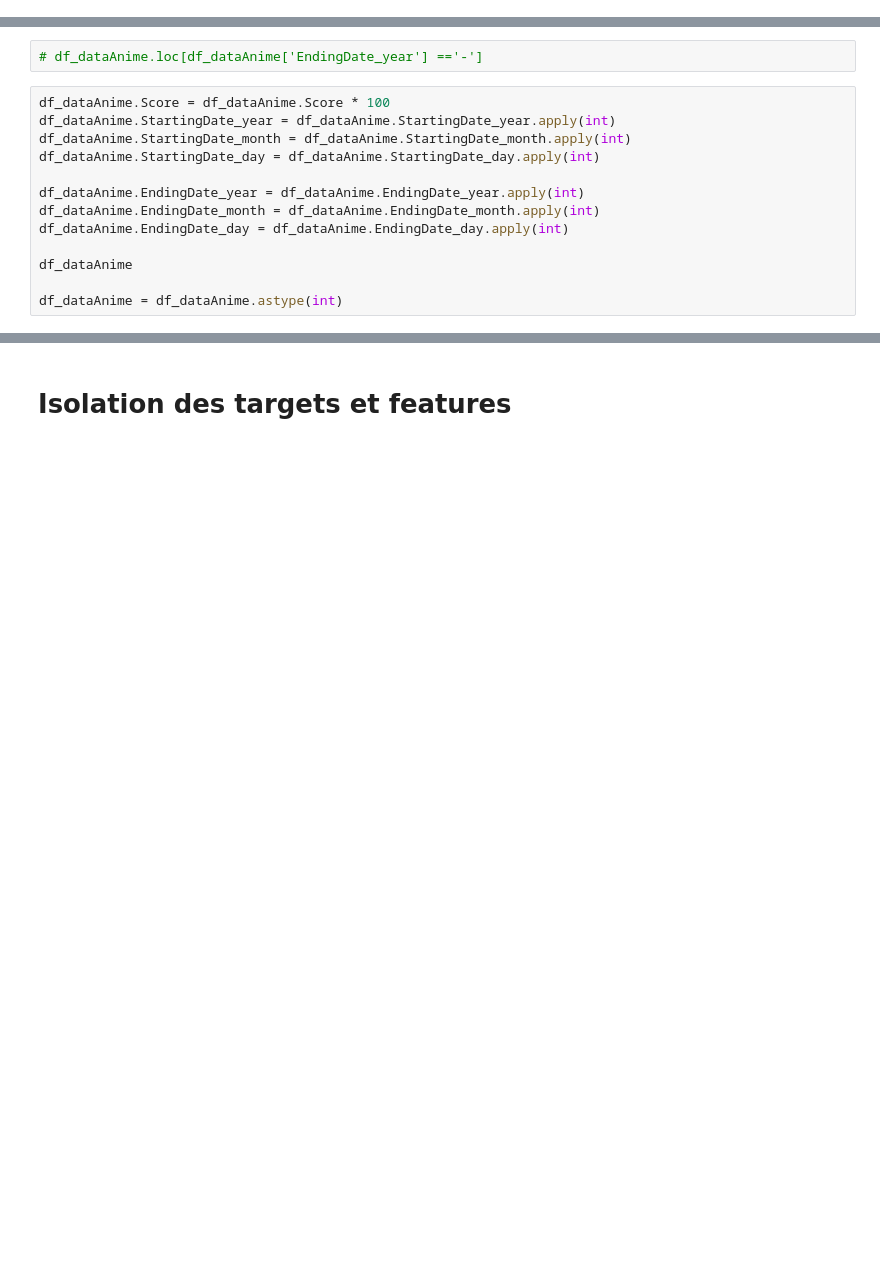
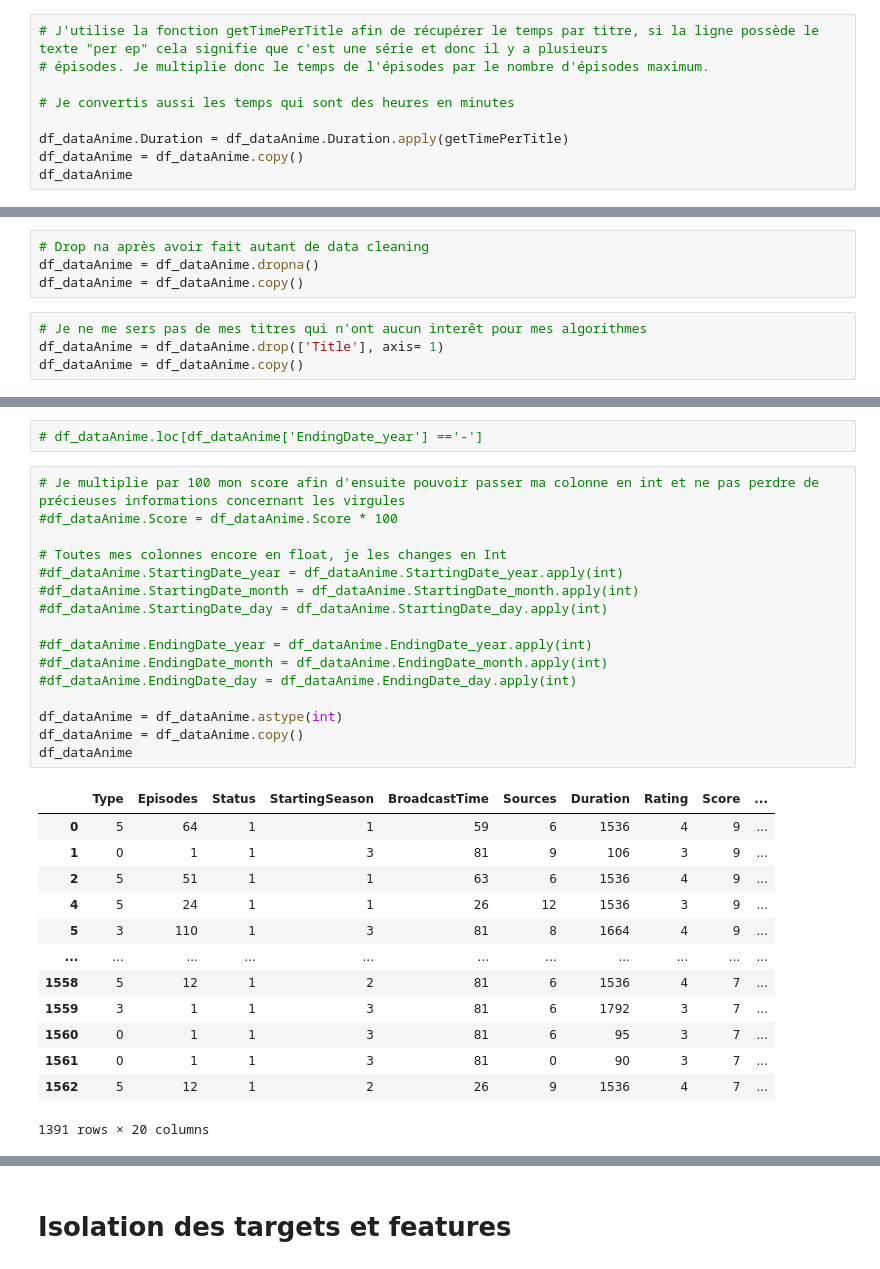
Before and after one commit to AymericShini/ML-Master, a Jupyter notebook: Projet/Anime.ipynb, the cells around one changed output, grey strips where cells are left out. Cells and saved outputs as stored; diff of their text form; blank space fills up the shorter version.

```diff
--- a/Projet/Anime.ipynb
+++ b/Projet/Anime.ipynb
@@ -454,0 +497,9 @@ df_dataAnime = df_dataAnime.drop(['Title'], axis= 1)
+# %%
+# J'utilise la fonction getTimePerTitle afin de récupérer le temps par titre, si la ligne possède le texte "per ep" cela signifie que c'est une série et donc il y a plusieurs
+# épisodes. Je multiplie donc le temps de l'épisodes par le nombre d'épisodes maximum.
+
+# Je convertis aussi les temps qui sont des heures en minutes
+
+df_dataAnime.Duration = df_dataAnime.Duration.apply(getTimePerTitle)
+df_dataAnime = df_dataAnime.copy()
+df_dataAnime
@@ -455 +520,9 @@ df_dataAnime = df_dataAnime.drop(['Title'], axis= 1)
+# %%
+# Drop na après avoir fait autant de data cleaning
+df_dataAnime = df_dataAnime.dropna()
+df_dataAnime = df_dataAnime.copy()
+# %%
+# Je ne me sers pas de mes titres qui n'ont aucun interêt pour mes algorithmes
+df_dataAnime = df_dataAnime.drop(['Title'], axis= 1)
+df_dataAnime = df_dataAnime.copy()
 # %%
@@ -473,15 +547,32 @@ df_dataAnime
 # %%
 # df_dataAnime.loc[df_dataAnime['EndingDate_year'] =='-']
 # %%
-df_dataAnime.Score = df_dataAnime.Score * 100
-df_dataAnime.StartingDate_year = df_dataAnime.StartingDate_year.apply(int)
-df_dataAnime.StartingDate_month = df_dataAnime.StartingDate_month.apply(int)
-df_dataAnime.StartingDate_day = df_dataAnime.StartingDate_day.apply(int)
+# Je multiplie par 100 mon score afin d'ensuite pouvoir passer ma colonne en int et ne pas perdre de précieuses informations concernant les virgules
+#df_dataAnime.Score = df_dataAnime.Score * 100
 
-df_dataAnime.EndingDate_year = df_dataAnime.EndingDate_year.apply(int)
-df_dataAnime.EndingDate_month = df_dataAnime.EndingDate_month.apply(int)
-df_dataAnime.EndingDate_day = df_dataAnime.EndingDate_day.apply(int)
+# Toutes mes colonnes encore en float, je les changes en Int
+#df_dataAnime.StartingDate_year = df_dataAnime.StartingDate_year.apply(int)
+#df_dataAnime.StartingDate_month = df_dataAnime.StartingDate_month.apply(int)
+#df_dataAnime.StartingDate_day = df_dataAnime.StartingDate_day.apply(int)
 
-df_dataAnime
+#df_dataAnime.EndingDate_year = df_dataAnime.EndingDate_year.apply(int)
+#df_dataAnime.EndingDate_month = df_dataAnime.EndingDate_month.apply(int)
+#df_dataAnime.EndingDate_day = df_dataAnime.EndingDate_day.apply(int)
 
 df_dataAnime = df_dataAnime.astype(int)
+df_dataAnime = df_dataAnime.copy()
+df_dataAnime
+# %% [output]
+|  | Type | Episodes | Status | StartingSeason | BroadcastTime | Sources | Duration | Rating | Score | ... |
+| 0 | 5 | 64 | 1 | 1 | 59 | 6 | 1536 | 4 | 9 | ... |
+| 1 | 0 | 1 | 1 | 3 | 81 | 9 | 106 | 3 | 9 | ... |
+| 2 | 5 | 51 | 1 | 1 | 63 | 6 | 1536 | 4 | 9 | ... |
+| 4 | 5 | 24 | 1 | 1 | 26 | 12 | 1536 | 3 | 9 | ... |
+| 5 | 3 | 110 | 1 | 3 | 81 | 8 | 1664 | 4 | 9 | ... |
+| ... | ... | ... | ... | ... | ... | ... | ... | ... | ... | ... |
+| 1558 | 5 | 12 | 1 | 2 | 81 | 6 | 1536 | 4 | 7 | ... |
+| 1559 | 3 | 1 | 1 | 3 | 81 | 6 | 1792 | 3 | 7 | ... |
+| 1560 | 0 | 1 | 1 | 3 | 81 | 6 | 95 | 3 | 7 | ... |
+| 1561 | 0 | 1 | 1 | 3 | 81 | 0 | 90 | 3 | 7 | ... |
+| 1562 | 5 | 12 | 1 | 2 | 26 | 9 | 1536 | 4 | 7 | ... |
+1391 rows × 20 columns
```
Also changed, not shown: parts of 81 cells of this notebook, 5 other files.
